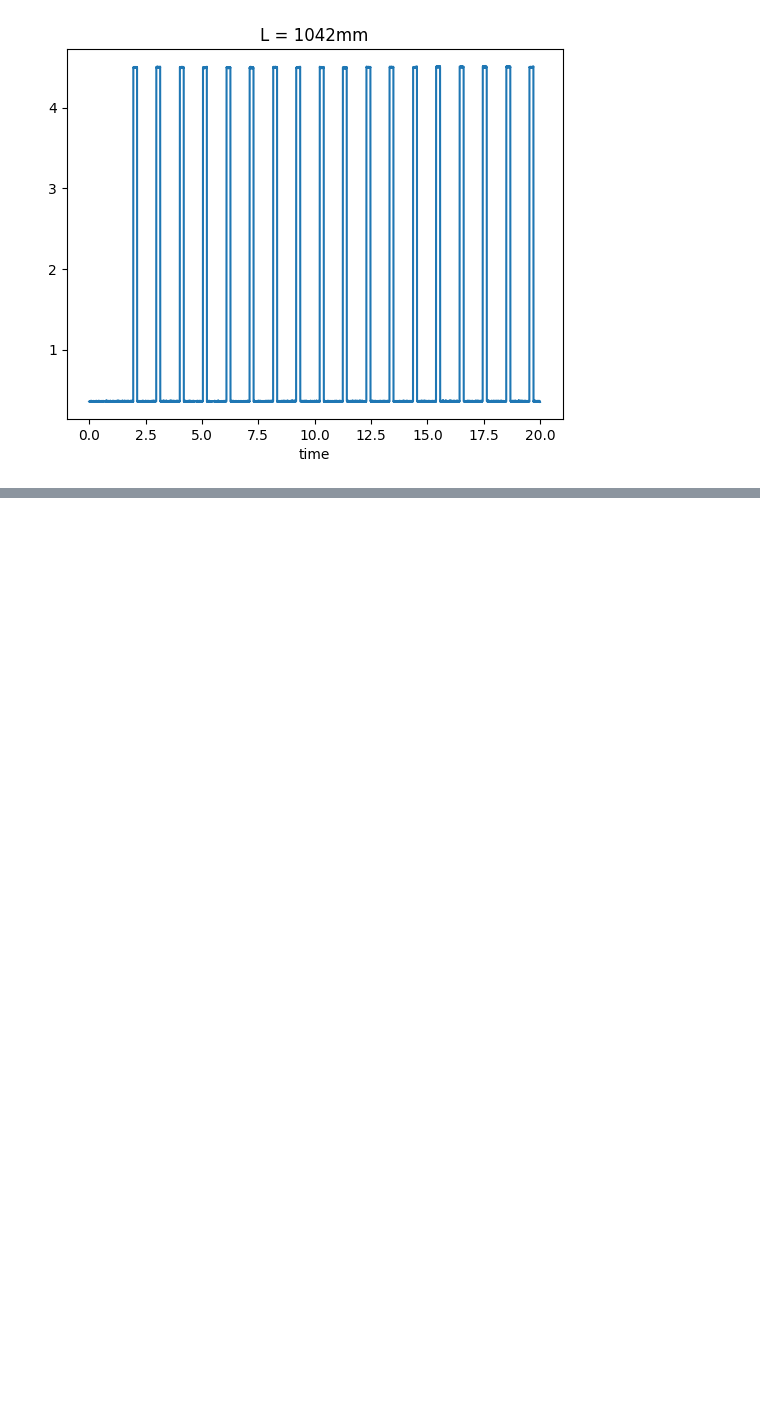
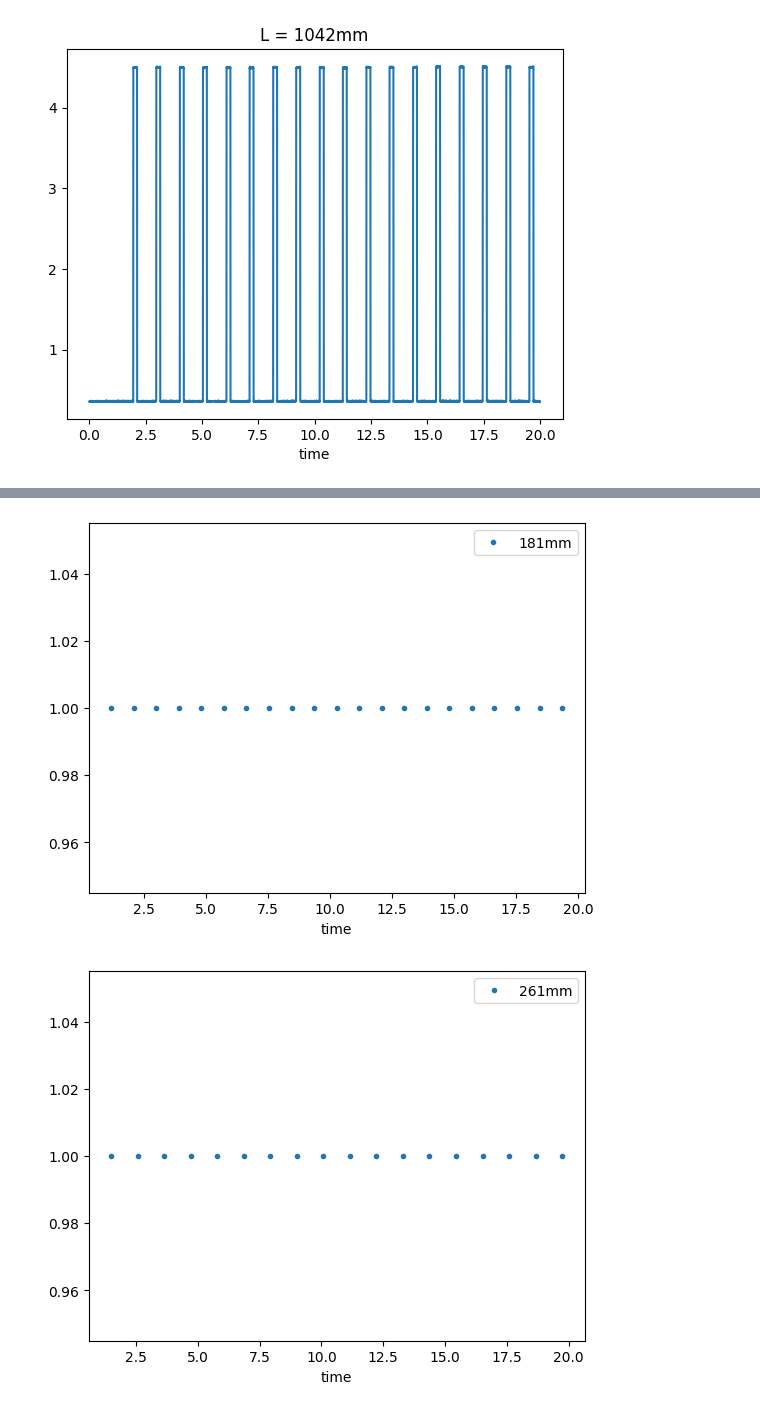
Before and after one commit to LecJackS/Mecanica-y-Termodinamica-2024-1C, a Jupyter notebook: Laboratorios/Labo03-04/Labo02.ipynb, the cells around one changed output, grey strips where cells are left out. Saved outputs shown, nothing was run; the diff lists cells and outputs as text; code cells hidden in the pictures; blank space fills up the shorter version.

Commit message:
Calculo de todos los periodos

```diff
--- a/Laboratorios/Labo03-04/Labo02.ipynb
+++ b/Laboratorios/Labo03-04/Labo02.ipynb
@@ -67,0 +107,11 @@ for c in columns:
+# %%
+# Descarto elementos pares de cada df
+period_dfs = [df.iloc[::2] for df in starts_dfs]
+
+for p in period_dfs:
+    p.plot(style='.')
+    plt.legend()
+    plt.show()
+# %% [output]
+[figure, added]
+[figure, added]
```
Also changed, not shown: parts of 7 cells of this notebook.
